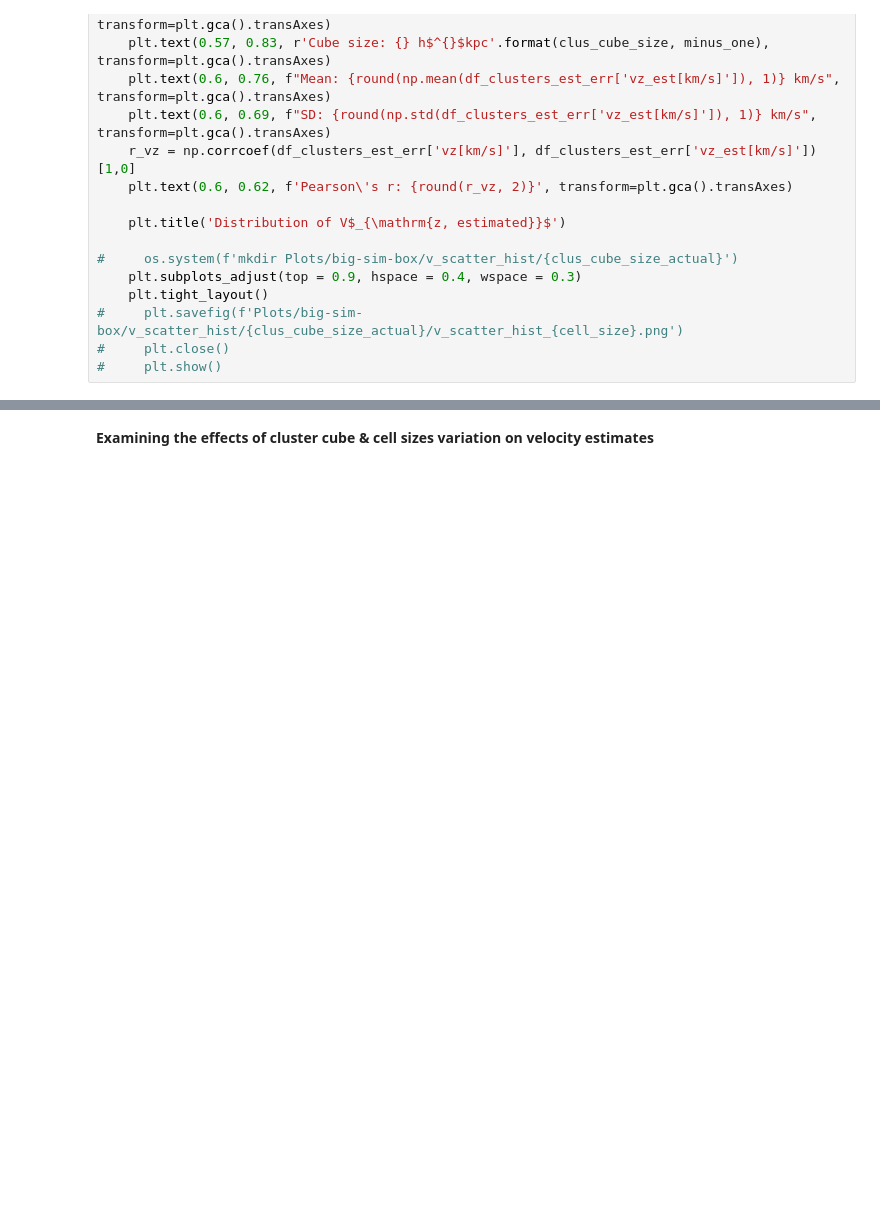
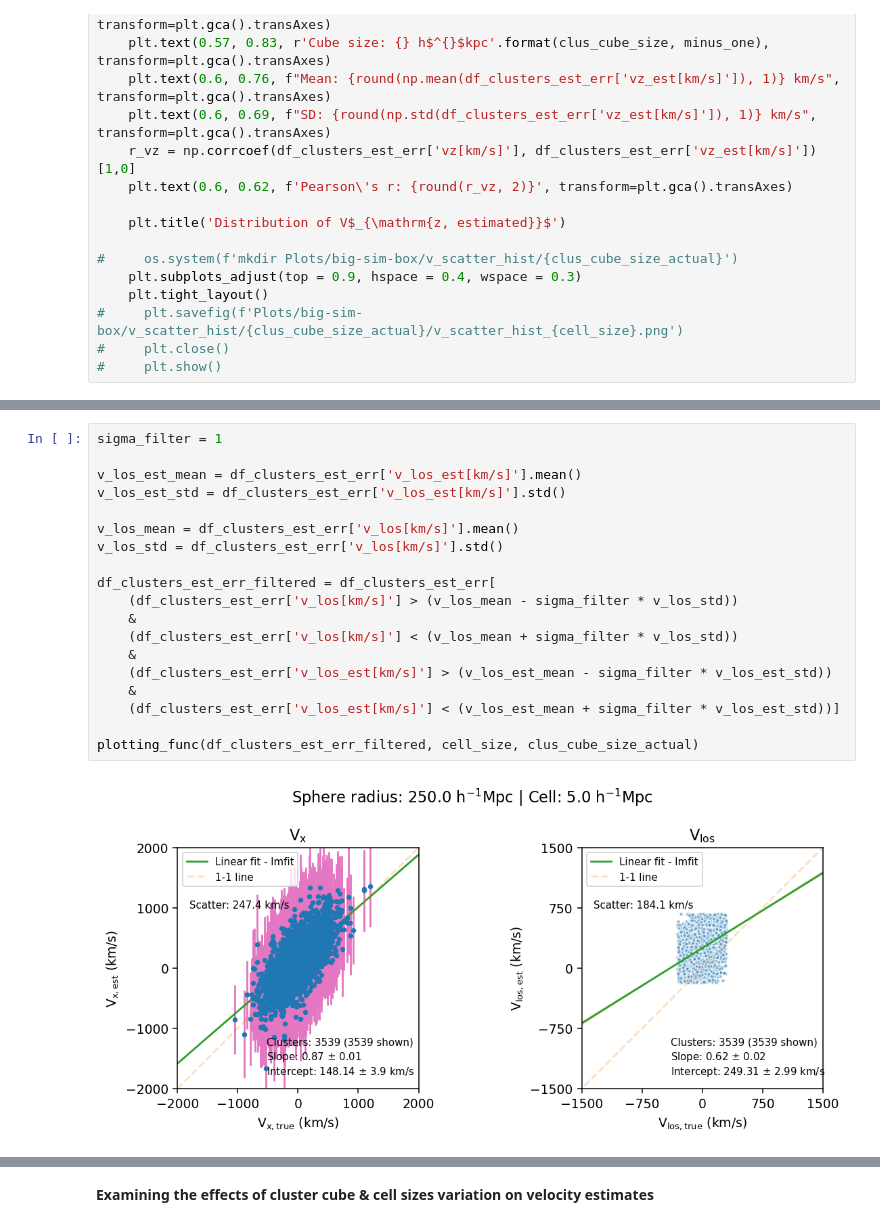
Before and after one commit to awaismirza92/velocity-reconstruction-and-kinetic-SZ, a Jupyter notebook: codes/velocity-reconstruction-big-sim-box.ipynb, the cells around one changed output, grey strips where cells are left out. Cells and saved outputs as stored; diff of their text form; blank space fills up the shorter version.

```diff
--- a/codes/velocity-reconstruction-big-sim-box.ipynb
+++ b/codes/velocity-reconstruction-big-sim-box.ipynb
@@ -677,0 +832,21 @@ def plotting_func(df_clusters_est_err, cell_size, clus_cube_size_actual):
+# %%
+sigma_filter = 1
+
+v_los_est_mean = df_clusters_est_err['v_los_est[km/s]'].mean()
+v_los_est_std = df_clusters_est_err['v_los_est[km/s]'].std()
+
+v_los_mean = df_clusters_est_err['v_los[km/s]'].mean()
+v_los_std = df_clusters_est_err['v_los[km/s]'].std()
+
+df_clusters_est_err_filtered = df_clusters_est_err[
+    (df_clusters_est_err['v_los[km/s]'] > (v_los_mean - sigma_filter * v_los_std))
+    &
+    (df_clusters_est_err['v_los[km/s]'] < (v_los_mean + sigma_filter * v_los_std))
+    &
+    (df_clusters_est_err['v_los_est[km/s]'] > (v_los_est_mean - sigma_filter * v_los_est_std))
+    &
+    (df_clusters_est_err['v_los_est[km/s]'] < (v_los_est_mean + sigma_filter * v_los_est_std))]
+
+plotting_func(df_clusters_est_err_filtered, cell_size, clus_cube_size_actual)
+# %% [output]
+[figure, added]
```
Also changed, not shown: parts of 23 cells of this notebook.
